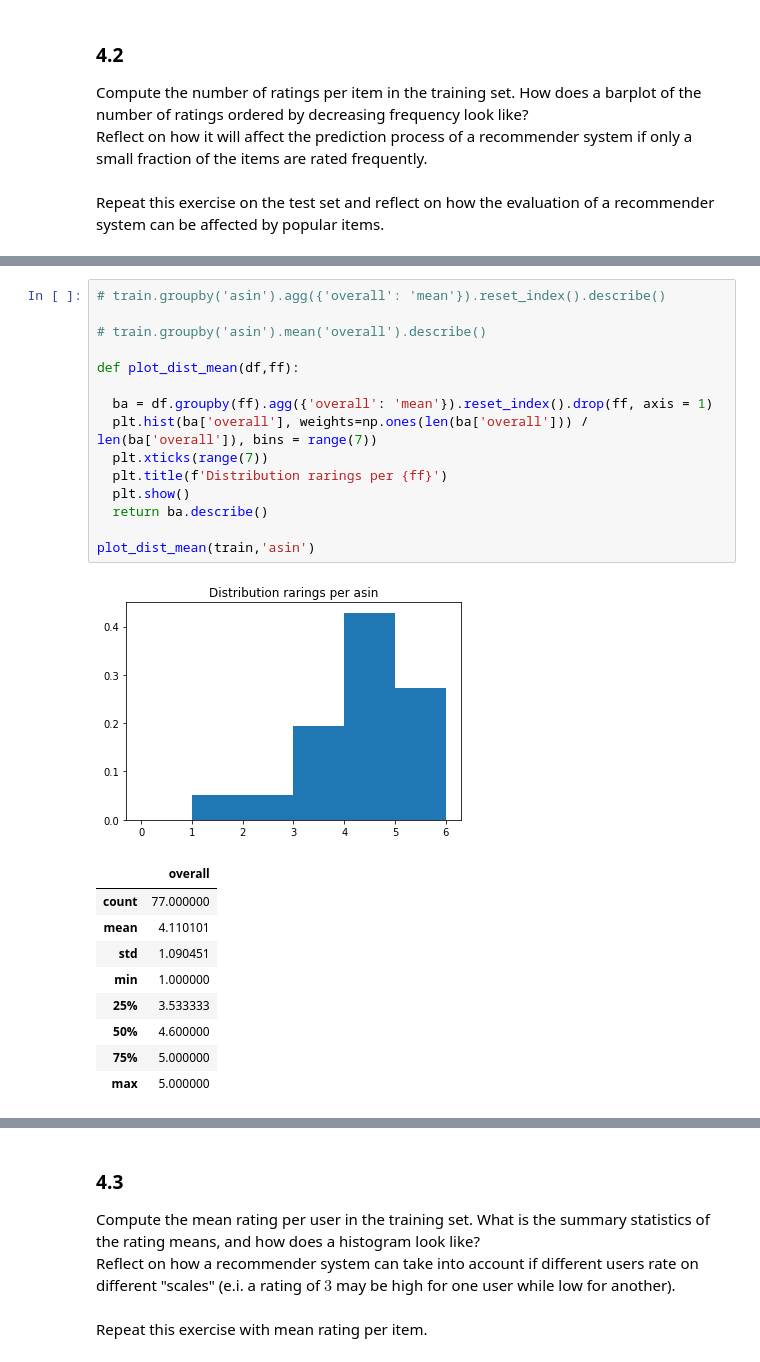
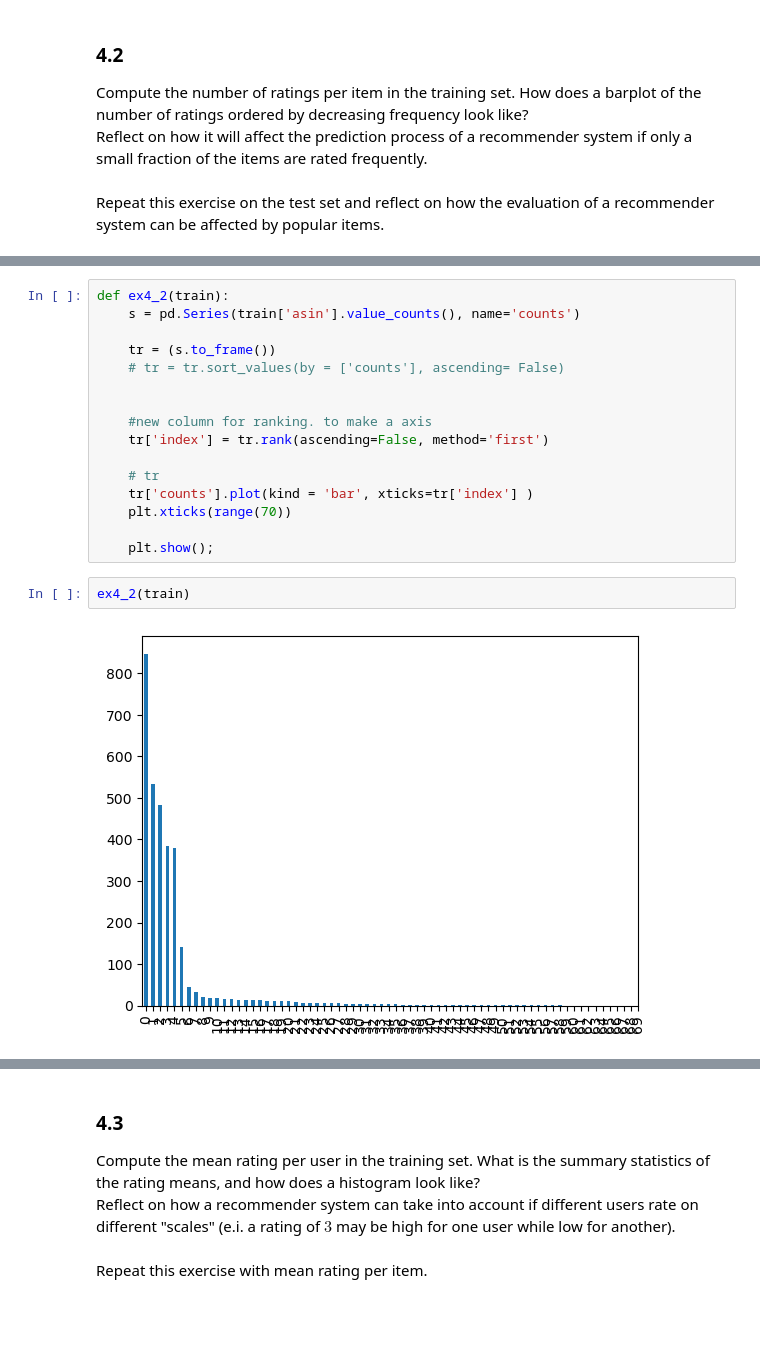
Before and after one commit to vlr112/WebScicence_FinalProject, a Jupyter notebook: labs/session_1/Session_1.ipynb, the cells around one changed output, grey strips where cells are left out. Cells and saved outputs as stored; diff of their text form; blank space fills up the shorter version.

```diff
--- a/labs/session_1/Session_1.ipynb
+++ b/labs/session_1/Session_1.ipynb
@@ -279,26 +250,20 @@ train.groupby('reviewerID').agg({'overall': 'mean'}).describe()
-# %%
-# train.groupby('asin').agg({'overall': 'mean'}).reset_index().describe()
-
-# train.groupby('asin').mean('overall').describe()
-
-def plot_dist_mean(df,ff):
-
-  ba = df.groupby(ff).agg({'overall': 'mean'}).reset_index().drop(ff, axis = 1)
-  plt.hist(ba['overall'], weights=np.ones(len(ba['overall'])) / len(ba['overall']), bins = range(7))
-  plt.xticks(range(7))
-  plt.title(f'Distribution rarings per {ff}')
-  plt.show()
-  return ba.describe()
-
-plot_dist_mean(train,'asin')
-# %% [output]
-[figure, removed]
-|  | overall |
-| count | 77.000000 |
-| mean | 4.110101 |
-| std | 1.090451 |
-| min | 1.000000 |
-| 25% | 3.533333 |
-| 50% | 4.600000 |
-| 75% | 5.000000 |
-| max | 5.000000 |
+# %%
+def ex4_2(train):
+    s = pd.Series(train['asin'].value_counts(), name='counts')
+
+    tr = (s.to_frame())
+    # tr = tr.sort_values(by = ['counts'], ascending= False)
+
+
+    #new column for ranking. to make a axis
+    tr['index'] = tr.rank(ascending=False, method='first')
+
+    # tr
+    tr['counts'].plot(kind = 'bar', xticks=tr['index'] )
+    plt.xticks(range(70))
+
+    plt.show();
+# %%
+ex4_2(train)
+# %% [output]
+[figure, added]
```
Also changed, not shown: parts of 41 cells of this notebook.
